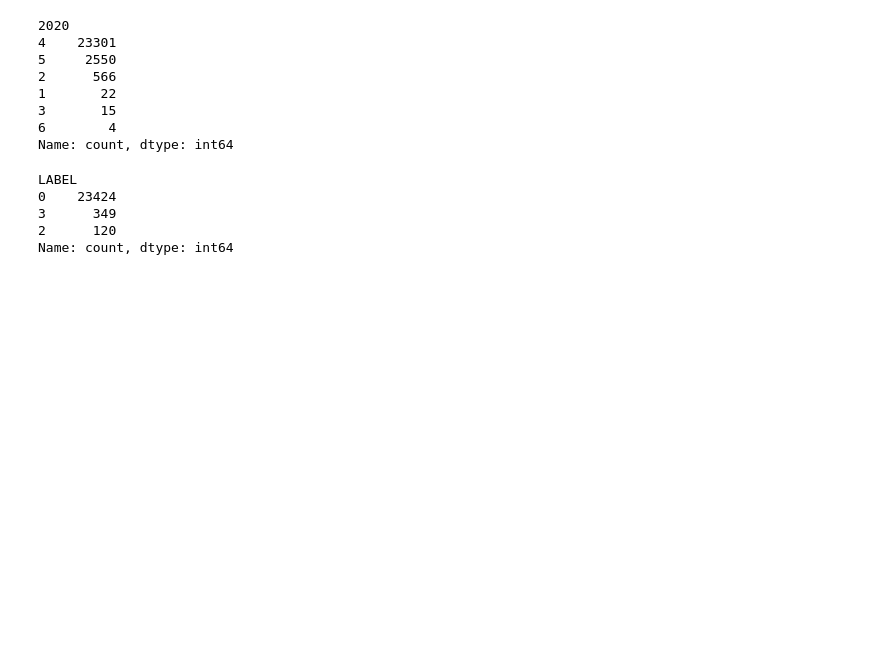
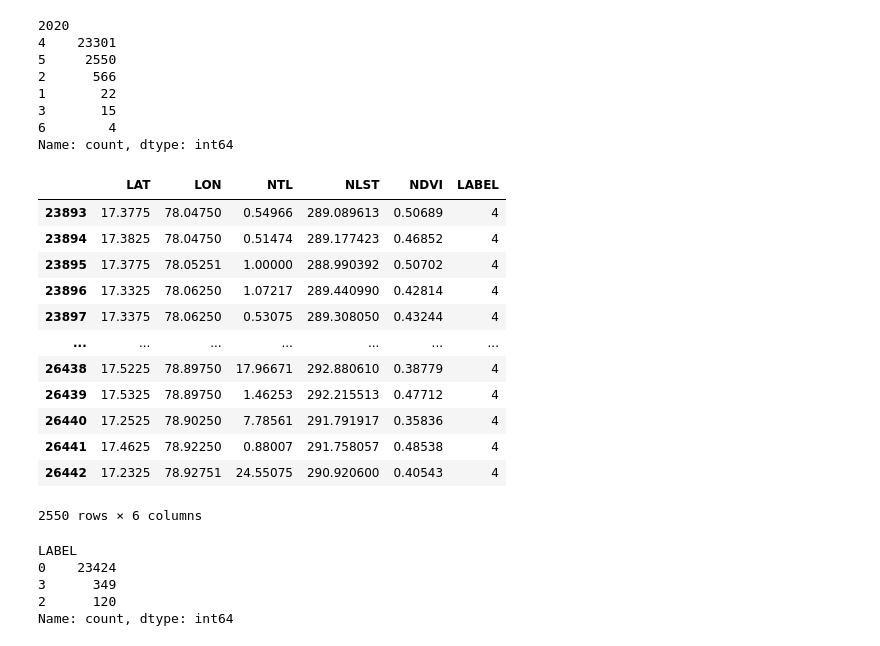
Before and after one commit to Rishi-Bharadwaj/air_pollution_correlation, a Jupyter notebook: his_notebook.ipynb, the cells around one changed output. Saved outputs shown, nothing was run; the diff lists cells and outputs as text; code cells hidden in the pictures; blank space fills up the shorter version.

```diff
--- a/his_notebook.ipynb
+++ b/his_notebook.ipynb
@@ -191,3 +191,19 @@ for year in years:
     globals()[f'Rule_{year}_WithNone_Predict'] = predict
 
     with_none_dfs.append(model)
+# %%
+with_none[with_none['LABEL']==4]
+# %% [output]
+|  | LAT | LON | NTL | NLST | NDVI | LABEL |
+| 23893 | 17.3775 | 78.04750 | 0.54966 | 289.089613 | 0.50689 | 4 |
+| 23894 | 17.3825 | 78.04750 | 0.51474 | 289.177423 | 0.46852 | 4 |
+| 23895 | 17.3775 | 78.05251 | 1.00000 | 288.990392 | 0.50702 | 4 |
+| 23896 | 17.3325 | 78.06250 | 1.07217 | 289.440990 | 0.42814 | 4 |
+| 23897 | 17.3375 | 78.06250 | 0.53075 | 289.308050 | 0.43244 | 4 |
+| ... | ... | ... | ... | ... | ... | ... |
+| 26438 | 17.5225 | 78.89750 | 17.96671 | 292.880610 | 0.38779 | 4 |
+| 26439 | 17.5325 | 78.89750 | 1.46253 | 292.215513 | 0.47712 | 4 |
+| 26440 | 17.2525 | 78.90250 | 7.78561 | 291.791917 | 0.35836 | 4 |
+| 26441 | 17.4625 | 78.92250 | 0.88007 | 291.758057 | 0.48538 | 4 |
+| 26442 | 17.2325 | 78.92751 | 24.55075 | 290.920600 | 0.40543 | 4 |
+2550 rows × 6 columns
```
Also changed, not shown: parts of 1 cell of this notebook, 3 other files.
